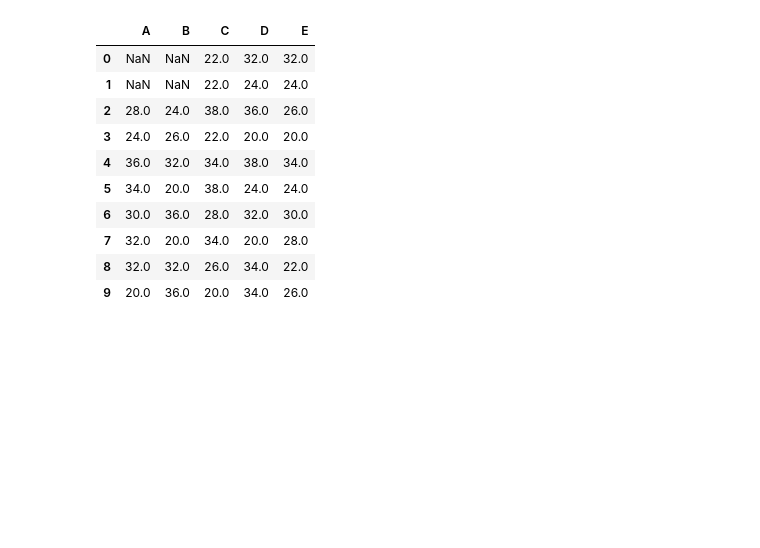
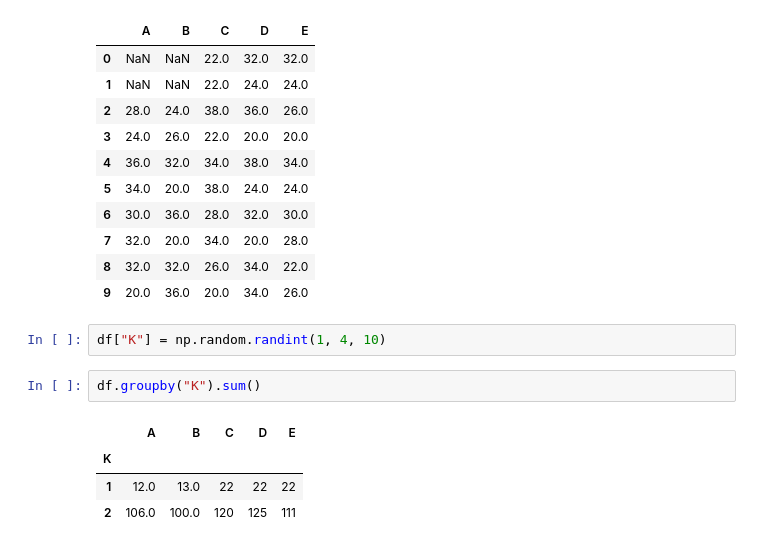
Before and after one commit to coding-blocks-archives/Data-Noida-0420-Live, a Jupyter notebook: sesssion-10/pandas.ipynb, the cells around one changed output. Drawn from its saved outputs; the diff is of its cells as text; blank space fills up the shorter version.

```diff
--- a/sesssion-10/pandas.ipynb
+++ b/sesssion-10/pandas.ipynb
@@ -258,3 +258,12 @@ df.apply(gen_double, axis=1)
 | 7 | 32.0 | 20.0 | 34.0 | 20.0 | 28.0 |
 | 8 | 32.0 | 32.0 | 26.0 | 34.0 | 22.0 |
 | 9 | 20.0 | 36.0 | 20.0 | 34.0 | 26.0 |
+# %%
+df["K"] = np.random.randint(1, 4, 10)
+# %%
+df.groupby("K").sum()
+# %% [output]
+|  | A | B | C | D | E |
+| K |  |  |  |  |  |
+| 1 | 12.0 | 13.0 | 22 | 22 | 22 |
+| 2 | 106.0 | 100.0 | 120 | 125 | 111 |
```
Also changed, not shown: parts of 1 cell of this notebook.
